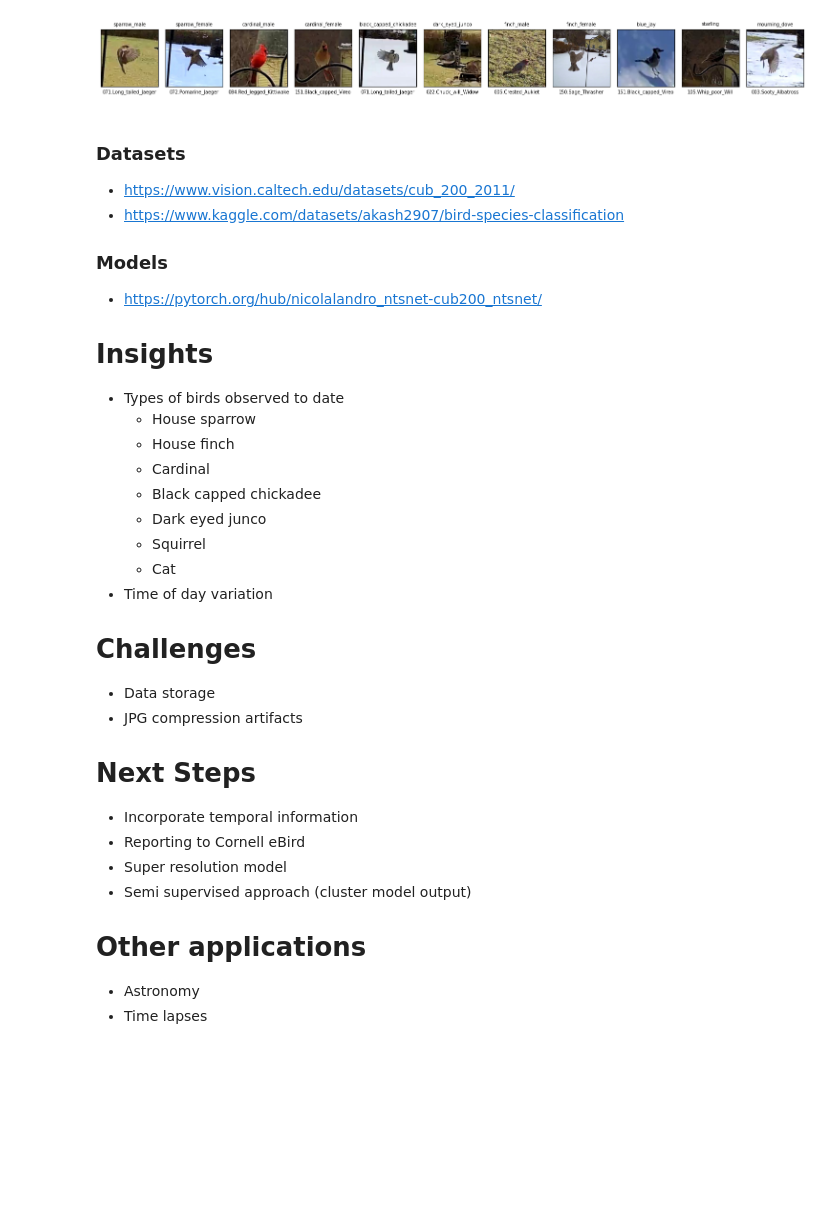
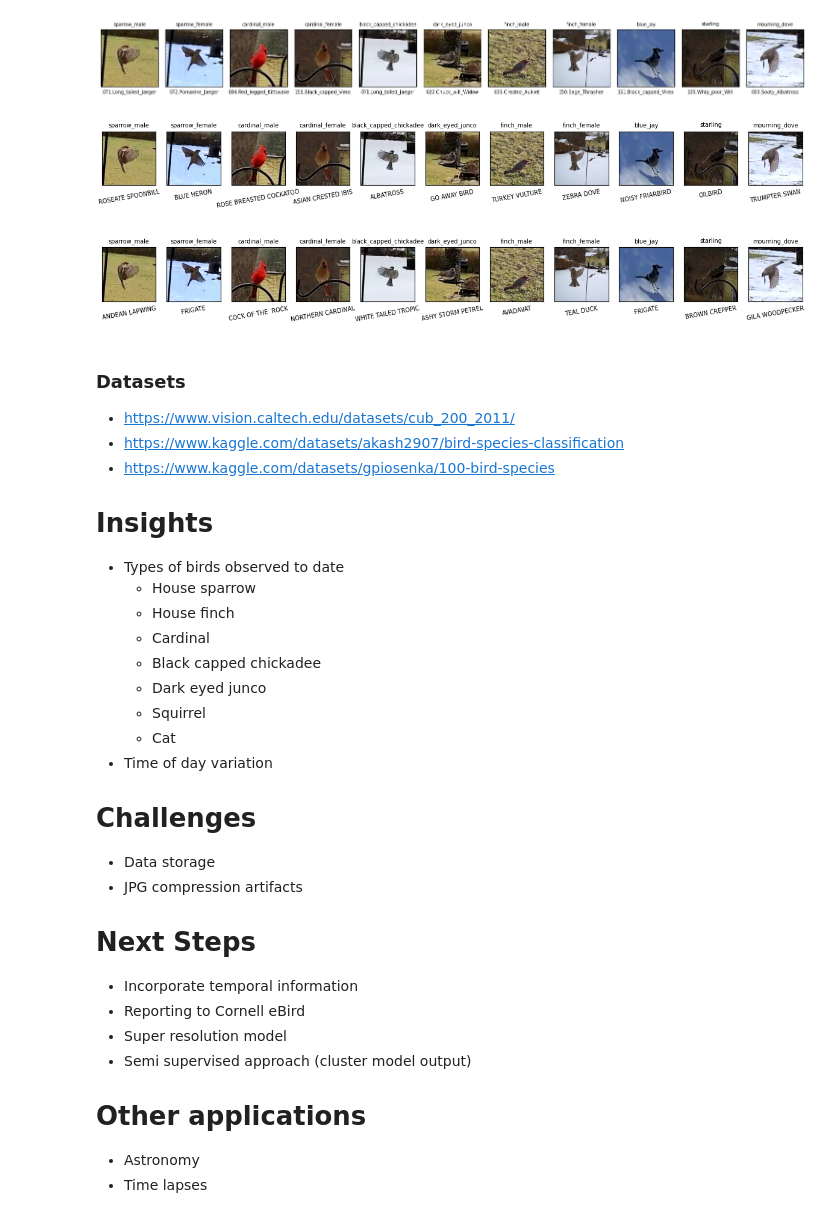
Before and after one commit to leggitta/backyard_bird_science, a Jupyter notebook: Presentation.ipynb, the cells around one changed output. Cells and saved outputs as stored; diff of their text form; code cells hidden in the pictures; blank space fills up the shorter version.

Commit message:
add two huggingface models

```diff
--- a/Presentation.ipynb
+++ b/Presentation.ipynb
@@ -233,7 +233,7 @@ import numpy as np
 import pandas as pd
 
 # this validation set was created using manual labeling by an amateur bird watcher (i.e. me)
-validation = pd.read_csv('validation.txt', delimiter=',')
+validation = pd.read_csv('results/validation.txt', delimiter=',')
 resized_images = []
 
 # create figure and axes
@@ -321,13 +321,62 @@ plt.show()
 # %% [output]
 Using cache found in /home/alan/.cache/torch/hub/nicolalandro_ntsnet-cub200_master
 [figure]
+# %%
+# https://huggingface.co/dennisjooo/Birds-Classifier-EfficientNetB2
+# https://www.kaggle.com/datasets/gpiosenka/100-bird-species
+# 224x224x3
+
+from transformers import pipeline
+
+# Loading the model and preprocessor using Pipeline
+pipe = pipeline("image-classification", model="dennisjooo/Birds-Classifier-EfficientNetB2")
+
+# create figure and axes
+fig, ax = plt.subplots(1, 11, figsize=(15, 3))
+
+for i, row in validation.iterrows():
+    img = Image.fromarray(row['resized_image'])
+
+    # Running the inference
+    result = pipe(img)[0]
+
+    # plot results
+    ax[i].imshow(img)
+    ax[i].set_title(row['category'], size=7)
+    ax[i].set_xlabel(result['label'], size=7, rotation=10)
+    ax[i].set_xticks([])
+    ax[i].set_yticks([])
+
+plt.show()
+# %% [output]
+[figure, added]
+# %%
+pipe = pipeline("image-classification", model="chriamue/bird-species-classifier")
+
+# create figure and axes
+fig, ax = plt.subplots(1, 11, figsize=(15, 3))
+
+for i, row in validation.iterrows():
+    img = Image.fromarray(row['resized_image'])
+
+    # Running the inference
+    result = pipe(img)[0]
+
+    # plot results
+    ax[i].imshow(img)
+    ax[i].set_title(row['category'], size=7)
+    ax[i].set_xlabel(result['label'], size=7, rotation=10)
+    ax[i].set_xticks([])
+    ax[i].set_yticks([])
+
+plt.show()
+# %% [output]
+[figure, added]
 # %% [markdown]
 ### Datasets
 - https://www.vision.caltech.edu/datasets/cub_200_2011/
 - https://www.kaggle.com/datasets/akash2907/bird-species-classification
-
-### Models
-- https://pytorch.org/hub/nicolalandro_ntsnet-cub200_ntsnet/
+- https://www.kaggle.com/datasets/gpiosenka/100-bird-species
 
 # Insights
 - Types of birds observed to date
```
Also changed, not shown: parts of 2 cells of this notebook, 1 other file.
